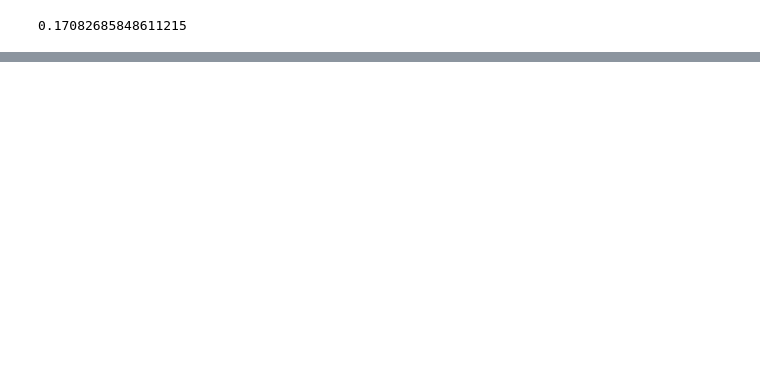
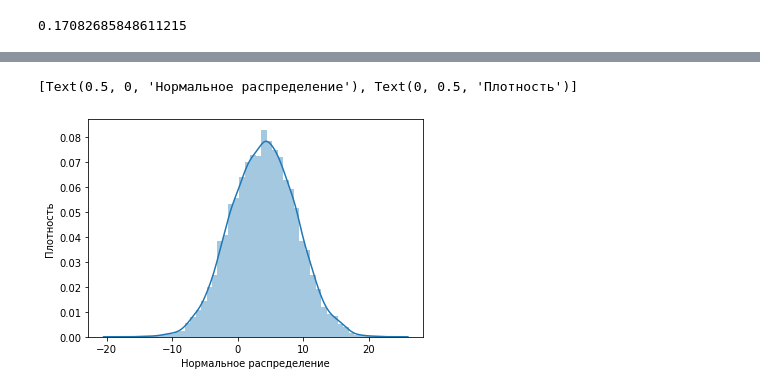
Before and after one commit to sphinxscorp/SF_data_science, a Jupyter notebook: MATH&ML-7. Теория вероятностей в контексте наивного байесовского классификатора/Практика.ipynb, the cells around one changed output, grey strips where cells are left out. Saved outputs shown, nothing was run; the diff lists cells and outputs as text; code cells hidden in the pictures; blank space fills up the shorter version.

```diff
--- a/MATH&ML-7. Теория вероятностей в контексте наивного байесовского классификатора/Практика.ipynb
+++ b/MATH&ML-7. Теория вероятностей в контексте наивного байесовского классификатора/Практика.ipynb
@@ -64,0 +77,10 @@ AttributeError: module 'plotly' has no attribute 'show'
+# %%
+from scipy.stats import norm
+data = norm.rvs(size=10000,loc=4,scale=5)
+
+ax = sns.distplot(data,
+                  bins=50)
+ax.set(xlabel='Нормальное распределение', ylabel='Плотность')
+# %% [output]
+[Text(0.5, 0, 'Нормальное распределение'), Text(0, 0.5, 'Плотность')]
+[figure, added]
```
Also changed, not shown: parts of 10 cells of this notebook.
